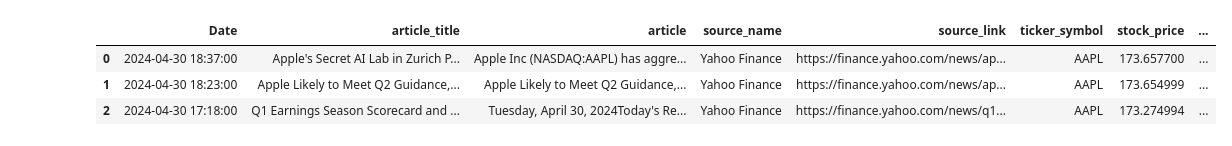
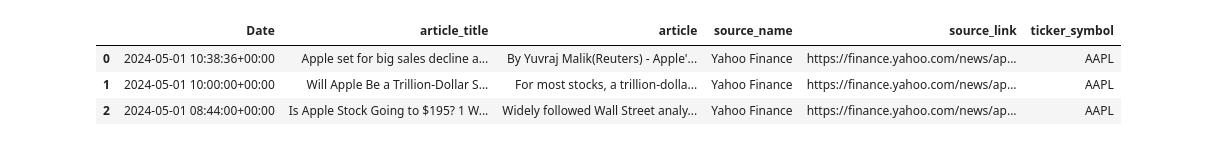
Before and after one commit to joudabihaidar/MarketMind, a Jupyter notebook: notebooks/sentiments.ipynb, the cells around one changed output. Cells and saved outputs as stored; diff of their text form; code cells hidden in the pictures.

```diff
--- a/notebooks/sentiments.ipynb
+++ b/notebooks/sentiments.ipynb
@@ -3,13 +3,13 @@ from vaderSentiment.vaderSentiment import SentimentIntensityAnalyzer
 # %%
 import pandas as pd
 # %%
-df=pd.read_csv(r'..\data\NewsWithStockPrice.csv')
+df=pd.read_csv(r'..\data\News.csv')
 df.head(3)
 # %% [output]
-|  | Date | article_title | article | source_name | source_link | ticker_symbol | stock_price | ... |
-| 0 | 2024-04-30 18:37:00 | Apple's Secret AI Lab in Zurich P... | Apple Inc (NASDAQ:AAPL) has aggre... | Yahoo Finance | https://finance.yahoo.com/news/ap... | AAPL | 173.657700 | ... |
-| 1 | 2024-04-30 18:23:00 | Apple Likely to Meet Q2 Guidance,... | Apple Likely to Meet Q2 Guidance,... | Yahoo Finance | https://finance.yahoo.com/news/ap... | AAPL | 173.654999 | ... |
-| 2 | 2024-04-30 17:18:00 | Q1 Earnings Season Scorecard and ... | Tuesday, April 30, 2024Today's Re... | Yahoo Finance | https://finance.yahoo.com/news/q1... | AAPL | 173.274994 | ... |
+|  | Date | article_title | article | source_name | source_link | ticker_symbol |
+| 0 | 2024-05-01 10:38:36+00:00 | Apple set for big sales decline a... | By Yuvraj Malik(Reuters) - Apple'... | Yahoo Finance | https://finance.yahoo.com/news/ap... | AAPL |
+| 1 | 2024-05-01 10:00:00+00:00 | Will Apple Be a Trillion-Dollar S... | For most stocks, a trillion-dolla... | Yahoo Finance | https://finance.yahoo.com/news/ap... | AAPL |
+| 2 | 2024-05-01 08:44:00+00:00 | Is Apple Stock Going to $195? 1 W... | Widely followed Wall Street analy... | Yahoo Finance | https://finance.yahoo.com/news/ap... | AAPL |
 # %%
 
 sentiments = SentimentIntensityAnalyzer()
```
Also changed, not shown: parts of 2 cells of this notebook, 10 other files.
